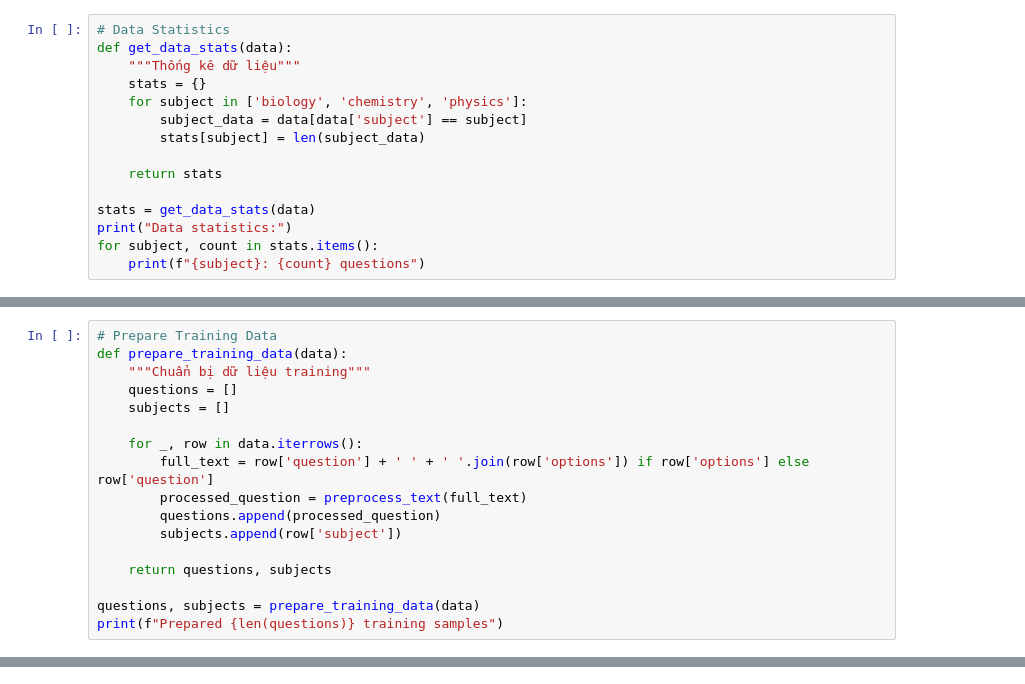
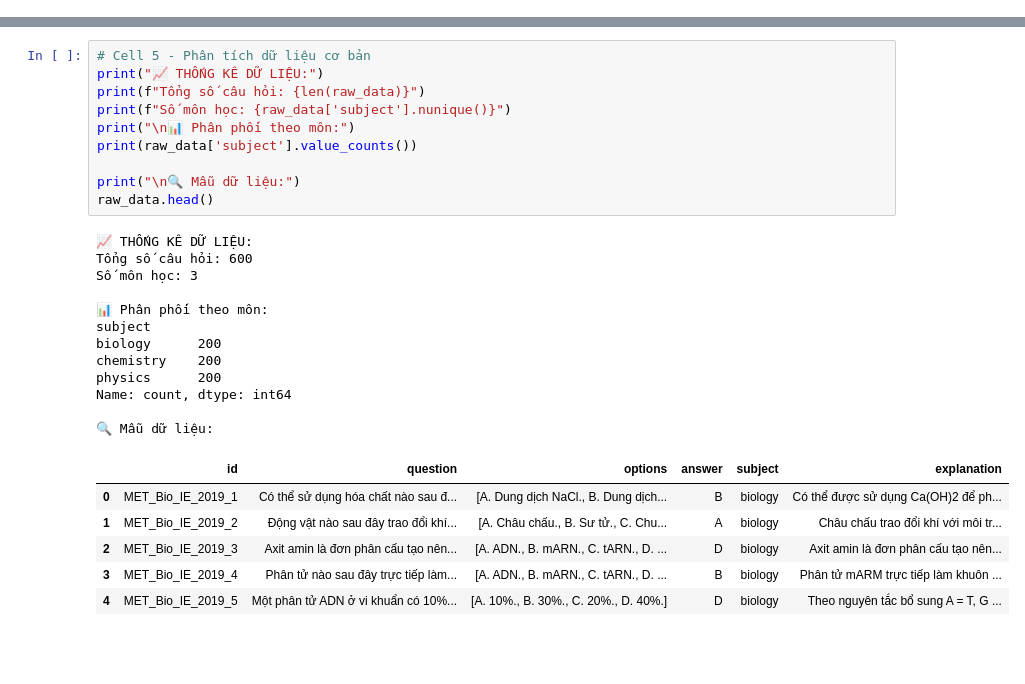
Before and after one commit to nguyenlongCS/SIC_Chatbot2, a Jupyter notebook: main.ipynb, the cells around one changed output, grey strips where cells are left out. Saved outputs shown, nothing was run; the diff lists cells and outputs as text; blank space fills up the shorter version.

```diff
--- a/main.ipynb
+++ b/main.ipynb
@@ -84,15 +0,0 @@ Loaded 600 questions
-# %%
-# Data Statistics
-def get_data_stats(data):
-    """Thống kê dữ liệu"""
-    stats = {}
-    for subject in ['biology', 'chemistry', 'physics']:
-        subject_data = data[data['subject'] == subject]
-        stats[subject] = len(subject_data)
-
-    return stats
-
-stats = get_data_stats(data)
-print("Data statistics:")
-for subject, count in stats.items():
-    print(f"{subject}: {count} questions")
@@ -121,17 +0,0 @@ Processed: câu 1 chất béo là gì
-# %%
-# Prepare Training Data
-def prepare_training_data(data):
-    """Chuẩn bị dữ liệu training"""
-    questions = []
-    subjects = []
-
-    for _, row in data.iterrows():
-        full_text = row['question'] + ' ' + ' '.join(row['options']) if row['options'] else row['question']
-        processed_question = preprocess_text(full_text)
-        questions.append(processed_question)
-        subjects.append(row['subject'])
-
-    return questions, subjects
-
-questions, subjects = prepare_training_data(data)
-print(f"Prepared {len(questions)} training samples")
@@ -408,0 +133,29 @@ Streamlit app ready. Run with: streamlit run main.py
+# %%
+# Cell 5 - Phân tích dữ liệu cơ bản
+print("📈 THỐNG KÊ DỮ LIỆU:")
+print(f"Tổng số câu hỏi: {len(raw_data)}")
+print(f"Số môn học: {raw_data['subject'].nunique()}")
+print("\n📊 Phân phối theo môn:")
+print(raw_data['subject'].value_counts())
+
+print("\n🔍 Mẫu dữ liệu:")
+raw_data.head()
+# %% [output]
+📈 THỐNG KÊ DỮ LIỆU:
+Tổng số câu hỏi: 600
+Số môn học: 3
+
+📊 Phân phối theo môn:
+subject
+biology      200
+chemistry    200
+physics      200
+Name: count, dtype: int64
+
+🔍 Mẫu dữ liệu:
+|  | id | question | options | answer | subject | explanation |
+| 0 | MET_Bio_IE_2019_1 | Có thể sử dụng hóa chất nào sau đ... | [A. Dung dịch NaCl., B. Dung dịch... | B | biology | Có thể được sử dụng Ca(OH)2 để ph... |
+| 1 | MET_Bio_IE_2019_2 | Động vật nào sau đây trao đổi khí... | [A. Châu chấu., B. Sư tử., C. Chu... | A | biology | Châu chấu trao đổi khí với môi tr... |
+| 2 | MET_Bio_IE_2019_3 | Axit amin là đơn phân cấu tạo nên... | [A. ADN., B. mARN., C. tARN., D. ... | D | biology | Axit amin là đơn phân cấu tạo nên... |
+| 3 | MET_Bio_IE_2019_4 | Phân tử nào sau đây trực tiếp làm... | [A. ADN., B. mARN., C. tARN., D. ... | B | biology | Phân tử mARM trực tiếp làm khuôn ... |
+| 4 | MET_Bio_IE_2019_5 | Một phân tử ADN ở vi khuẩn có 10%... | [A. 10%., B. 30%., C. 20%., D. 40%.] | D | biology | Theo nguyên tắc bổ sung A = T, G ... |
```
Also changed, not shown: parts of 44 cells of this notebook.
